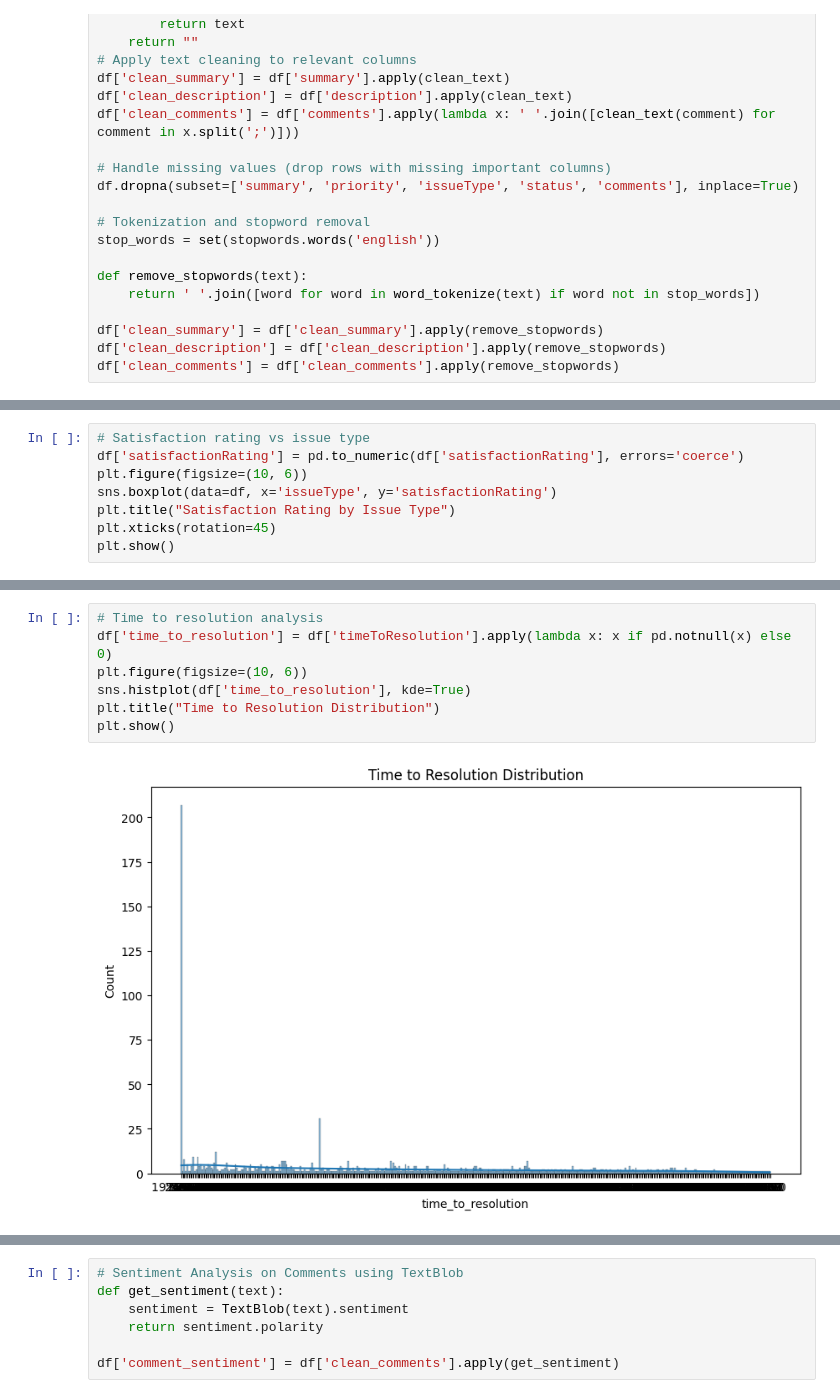
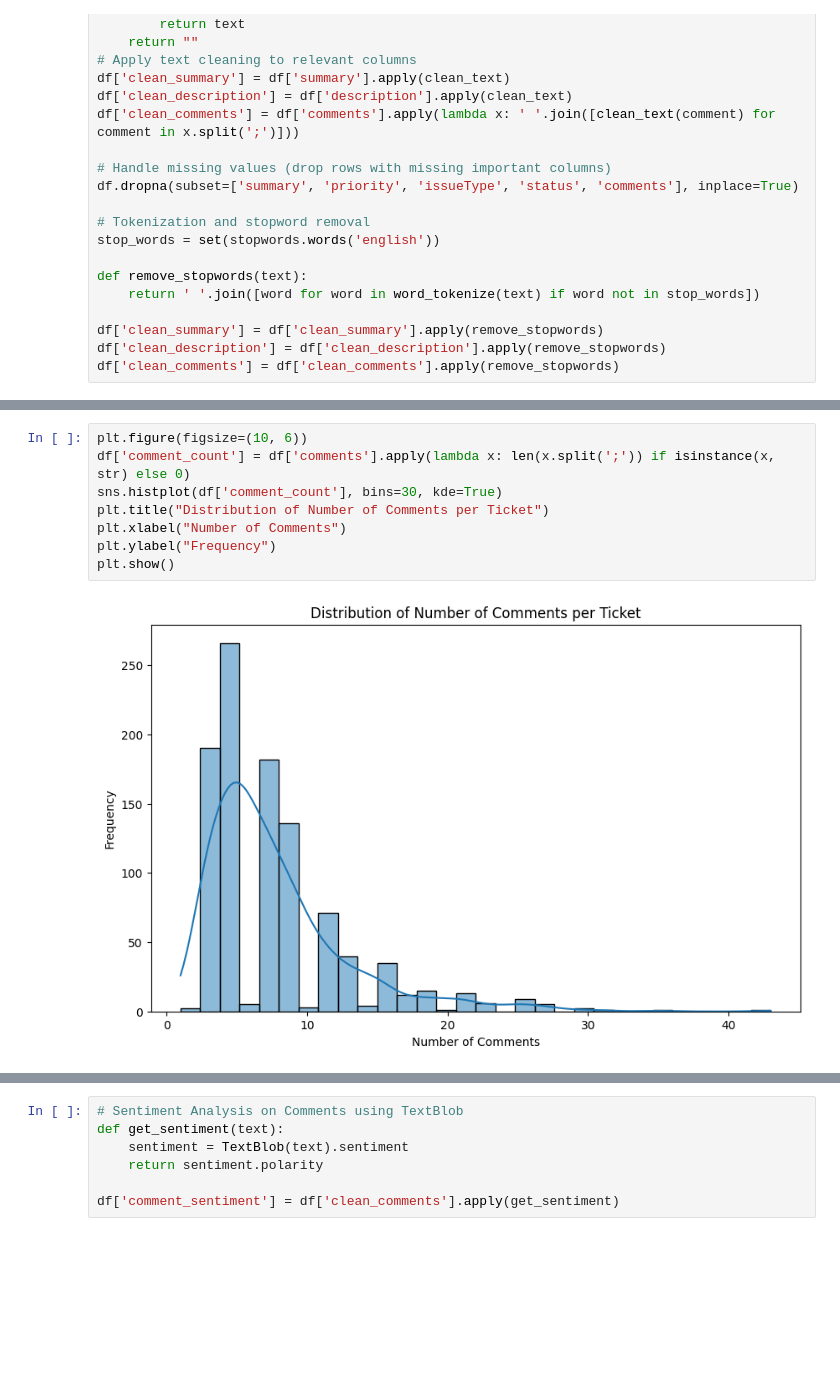
Before and after one commit to phomann13/AI-Case-Comp-2, a Jupyter notebook: data exploration/eda.ipynb, the cells around one changed output, grey strips where cells are left out. Saved outputs shown, nothing was run; the diff lists cells and outputs as text; blank space fills up the shorter version.

```diff
--- a/data exploration/eda.ipynb
+++ b/data exploration/eda.ipynb
@@ -138,8 +138,0 @@ plt.show()
-# %%
-# Satisfaction rating vs issue type
-df['satisfactionRating'] = pd.to_numeric(df['satisfactionRating'], errors='coerce')
-plt.figure(figsize=(10, 6))
-sns.boxplot(data=df, x='issueType', y='satisfactionRating')
-plt.title("Satisfaction Rating by Issue Type")
-plt.xticks(rotation=45)
-plt.show()
@@ -148,9 +139,10 @@ plt.show()
-# %%
-# Time to resolution analysis
-df['time_to_resolution'] = df['timeToResolution'].apply(lambda x: x if pd.notnull(x) else 0)
-plt.figure(figsize=(10, 6))
-sns.histplot(df['time_to_resolution'], kde=True)
-plt.title("Time to Resolution Distribution")
-plt.show()
-# %% [output]
-[figure, removed]
+# %%
+plt.figure(figsize=(10, 6))
+df['comment_count'] = df['comments'].apply(lambda x: len(x.split(';')) if isinstance(x, str) else 0)
+sns.histplot(df['comment_count'], bins=30, kde=True)
+plt.title("Distribution of Number of Comments per Ticket")
+plt.xlabel("Number of Comments")
+plt.ylabel("Frequency")
+plt.show()
+# %% [output]
+[figure, added]
```
Also changed, not shown: parts of 21 cells of this notebook, 2 other files.
